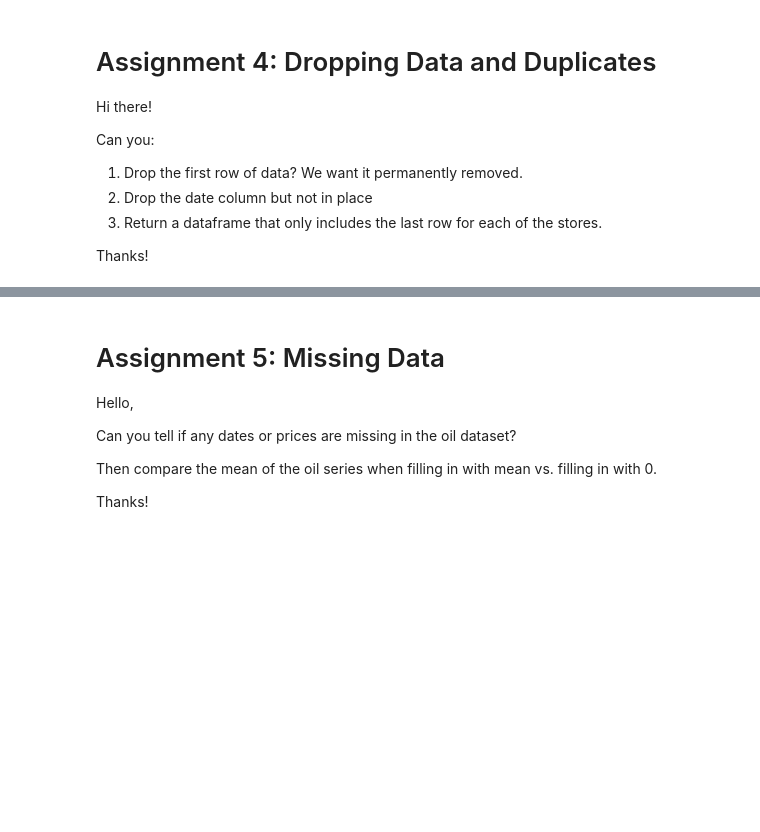
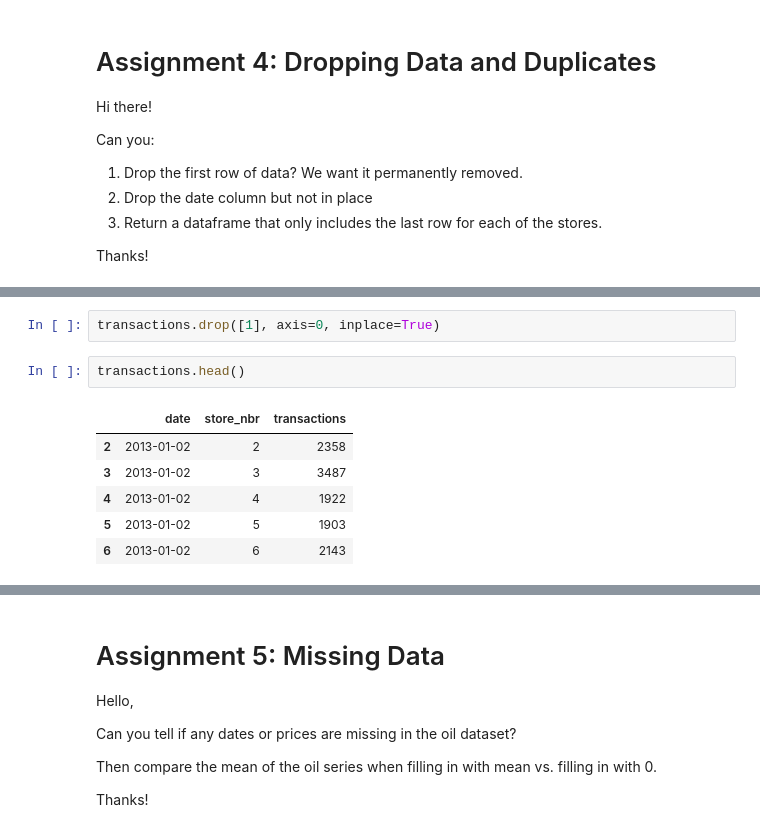
Before and after one commit to atsianis/DataframesPractice, a Jupyter notebook: section03_DataFrames.ipynb, the cells around one changed output, grey strips where cells are left out. Cells and saved outputs as stored; diff of their text form; blank space fills up the shorter version.

```diff
--- a/section03_DataFrames.ipynb
+++ b/section03_DataFrames.ipynb
@@ -153,0 +161,11 @@ transactions.head()
+# %%
+transactions.drop([1], axis=0, inplace=True)
+# %%
+transactions.head()
+# %% [output]
+|  | date | store_nbr | transactions |
+| 2 | 2013-01-02 | 2 | 2358 |
+| 3 | 2013-01-02 | 3 | 3487 |
+| 4 | 2013-01-02 | 4 | 1922 |
+| 5 | 2013-01-02 | 5 | 1903 |
+| 6 | 2013-01-02 | 6 | 2143 |
```
Also changed, not shown: parts of 3 cells of this notebook.
